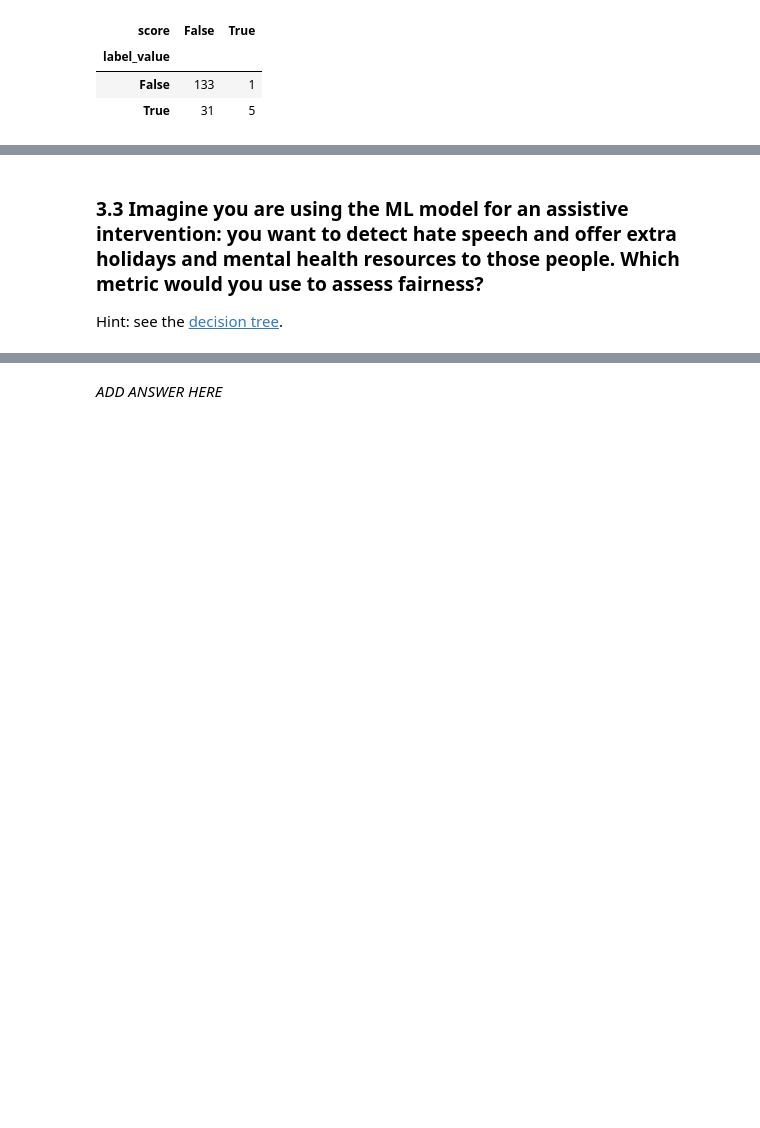
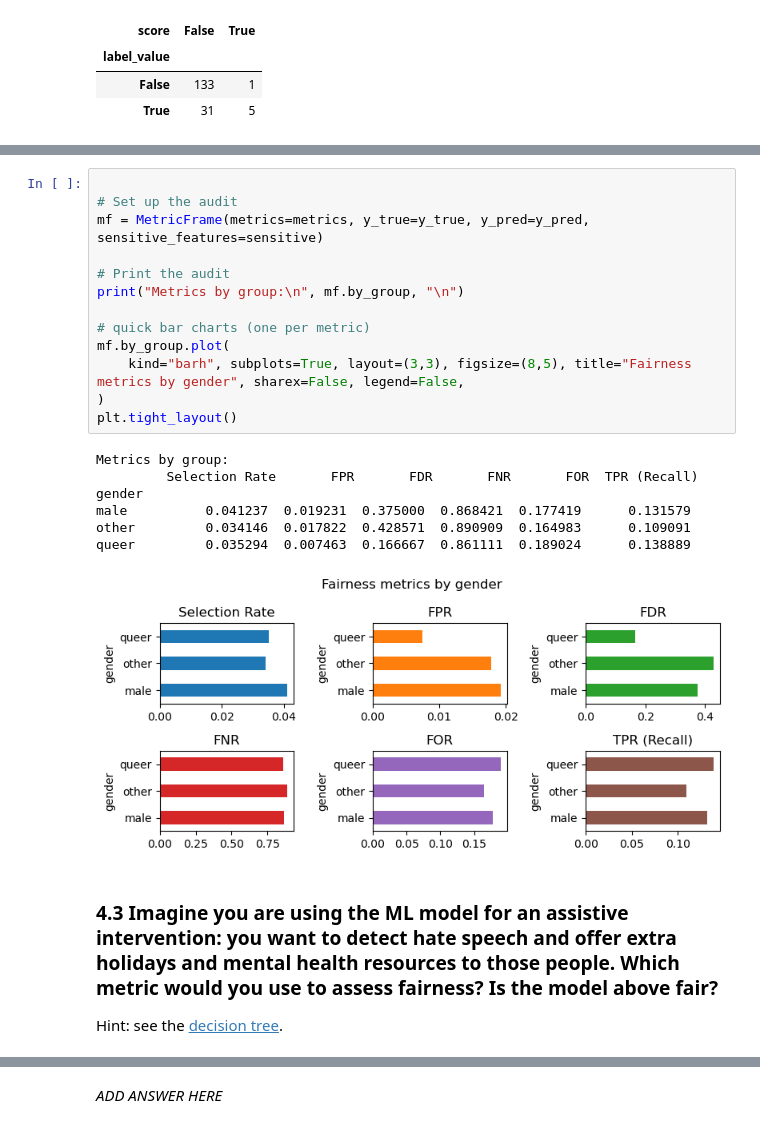
Before and after one commit to digitalTraceData/digitalTraceData.github.io, a Jupyter notebook: materials/lab5/lab5_solutions.ipynb, the cells around one changed output, grey strips where cells are left out. Cells and saved outputs as stored; diff of their text form; blank space fills up the shorter version.

```diff
--- a/materials/lab5/lab5_solutions.ipynb
+++ b/materials/lab5/lab5_solutions.ipynb
@@ -369,5 +523,26 @@ audit.disparity_plot(attribute="gender", metrics=["for"])
+# %%
+
+# Set up the audit
+mf = MetricFrame(metrics=metrics, y_true=y_true, y_pred=y_pred, sensitive_features=sensitive)
+
+# Print the audit
+print("Metrics by group:\n", mf.by_group, "\n")
+
+# quick bar charts (one per metric)
+mf.by_group.plot(
+    kind="barh", subplots=True, layout=(3,3), figsize=(8,5), title="Fairness metrics by gender", sharex=False, legend=False,
+)
+plt.tight_layout()
+# %% [output]
+Metrics by group:
+         Selection Rate       FPR       FDR       FNR       FOR  TPR (Recall)
+gender
+male          0.041237  0.019231  0.375000  0.868421  0.177419      0.131579
+other         0.034146  0.017822  0.428571  0.890909  0.164983      0.109091
+queer         0.035294  0.007463  0.166667  0.861111  0.189024      0.138889
+[figure, added]
 # %% [markdown]
-### 3.3 Imagine you are using the ML model for an assistive intervention: you want to detect hate speech and offer extra holidays and mental health resources to those people. Which metric would you use to assess fairness?
+### 4.3 Imagine you are using the ML model for an assistive intervention: you want to detect hate speech and offer extra holidays and mental health resources to those people. Which metric would you use to assess fairness? Is the model above  fair?
 
 Hint: see the [decision tree](https://www.datasciencepublicpolicy.org/our-work/tools-guides/aequitas/).
 # %% [markdown]
```
Also changed, not shown: parts of 52 cells of this notebook, 5 other files.
